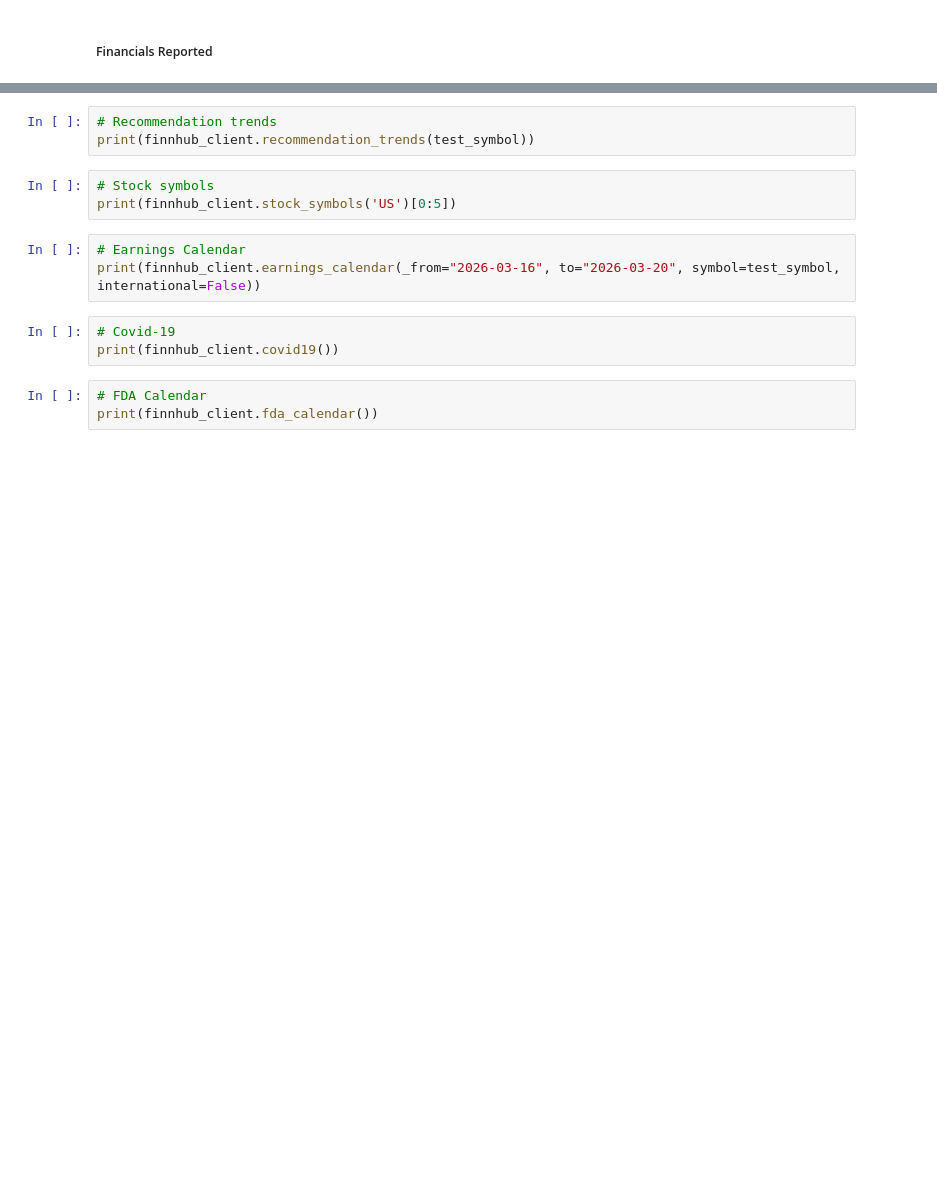
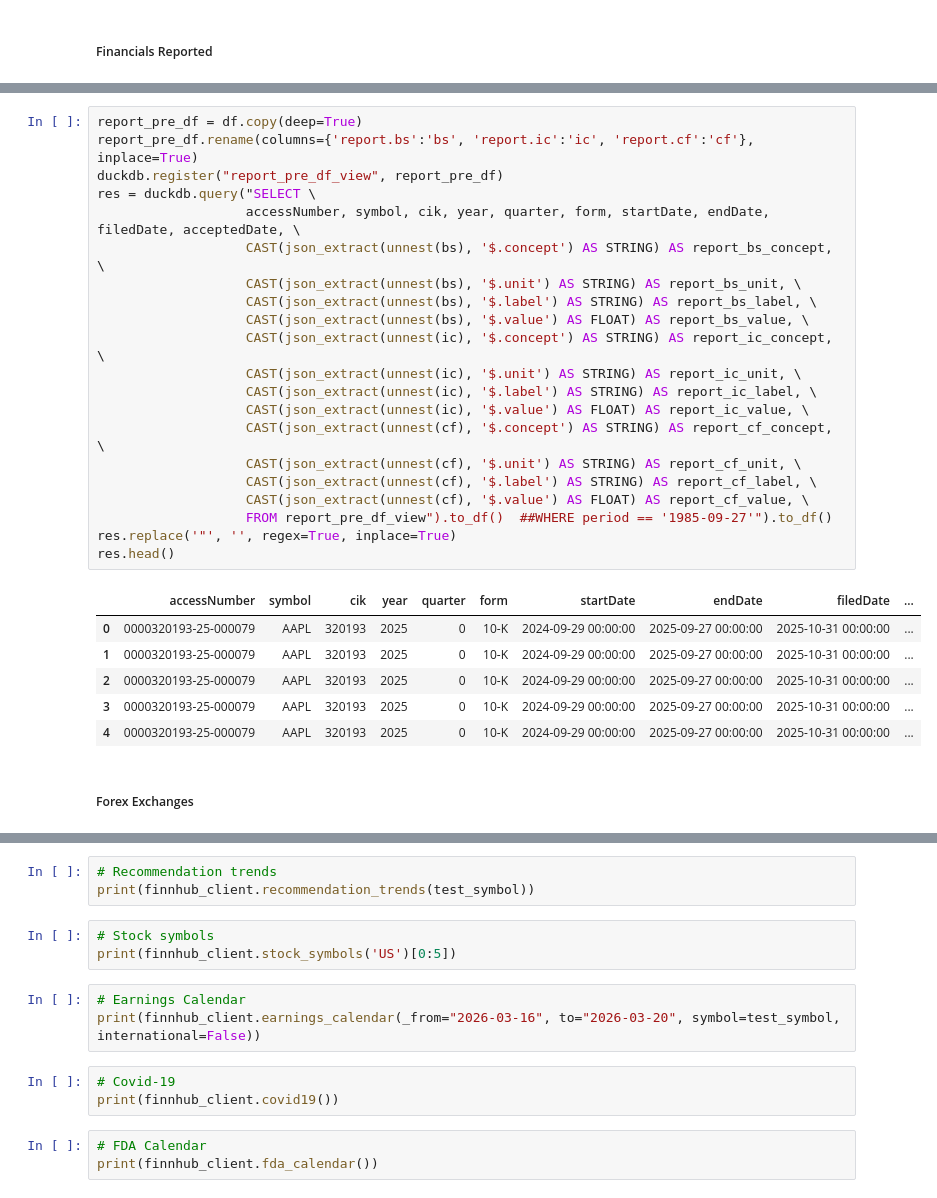
Before and after one commit to dsavas07/Stock-Keeper, a Jupyter notebook: Finnhub_API_Test.ipynb, the cells around one changed output, grey strips where cells are left out. Cells and saved outputs as stored; diff of their text form; blank space fills up the shorter version.

```diff
--- a/Finnhub_API_Test.ipynb
+++ b/Finnhub_API_Test.ipynb
@@ -175,2 +399,32 @@ df
+# %%
+report_pre_df = df.copy(deep=True)
+report_pre_df.rename(columns={'report.bs':'bs', 'report.ic':'ic', 'report.cf':'cf'}, inplace=True)
+duckdb.register("report_pre_df_view", report_pre_df)
+res = duckdb.query("SELECT \
+                   accessNumber, symbol, cik, year, quarter, form, startDate, endDate, filedDate, acceptedDate, \
+                   CAST(json_extract(unnest(bs), '$.concept') AS STRING) AS report_bs_concept, \
+                   CAST(json_extract(unnest(bs), '$.unit') AS STRING) AS report_bs_unit, \
+                   CAST(json_extract(unnest(bs), '$.label') AS STRING) AS report_bs_label, \
+                   CAST(json_extract(unnest(bs), '$.value') AS FLOAT) AS report_bs_value, \
+                   CAST(json_extract(unnest(ic), '$.concept') AS STRING) AS report_ic_concept, \
+                   CAST(json_extract(unnest(ic), '$.unit') AS STRING) AS report_ic_unit, \
+                   CAST(json_extract(unnest(ic), '$.label') AS STRING) AS report_ic_label, \
+                   CAST(json_extract(unnest(ic), '$.value') AS FLOAT) AS report_ic_value, \
+                   CAST(json_extract(unnest(cf), '$.concept') AS STRING) AS report_cf_concept, \
+                   CAST(json_extract(unnest(cf), '$.unit') AS STRING) AS report_cf_unit, \
+                   CAST(json_extract(unnest(cf), '$.label') AS STRING) AS report_cf_label, \
+                   CAST(json_extract(unnest(cf), '$.value') AS FLOAT) AS report_cf_value, \
+                   FROM report_pre_df_view").to_df()  ##WHERE period == '1985-09-27'").to_df()
+res.replace('"', '', regex=True, inplace=True)
+res.head()
+# %% [output]
+|  | accessNumber | symbol | cik | year | quarter | form | startDate | endDate | filedDate | ... |
+| 0 | 0000320193-25-000079 | AAPL | 320193 | 2025 | 0 | 10-K | 2024-09-29 00:00:00 | 2025-09-27 00:00:00 | 2025-10-31 00:00:00 | ... |
+| 1 | 0000320193-25-000079 | AAPL | 320193 | 2025 | 0 | 10-K | 2024-09-29 00:00:00 | 2025-09-27 00:00:00 | 2025-10-31 00:00:00 | ... |
+| 2 | 0000320193-25-000079 | AAPL | 320193 | 2025 | 0 | 10-K | 2024-09-29 00:00:00 | 2025-09-27 00:00:00 | 2025-10-31 00:00:00 | ... |
+| 3 | 0000320193-25-000079 | AAPL | 320193 | 2025 | 0 | 10-K | 2024-09-29 00:00:00 | 2025-09-27 00:00:00 | 2025-10-31 00:00:00 | ... |
+| 4 | 0000320193-25-000079 | AAPL | 320193 | 2025 | 0 | 10-K | 2024-09-29 00:00:00 | 2025-09-27 00:00:00 | 2025-10-31 00:00:00 | ... |
+# %% [markdown]
+##### Forex Exchanges
 # %%
 # Forex exchanges
```
Also changed, not shown: parts of 21 cells of this notebook.
